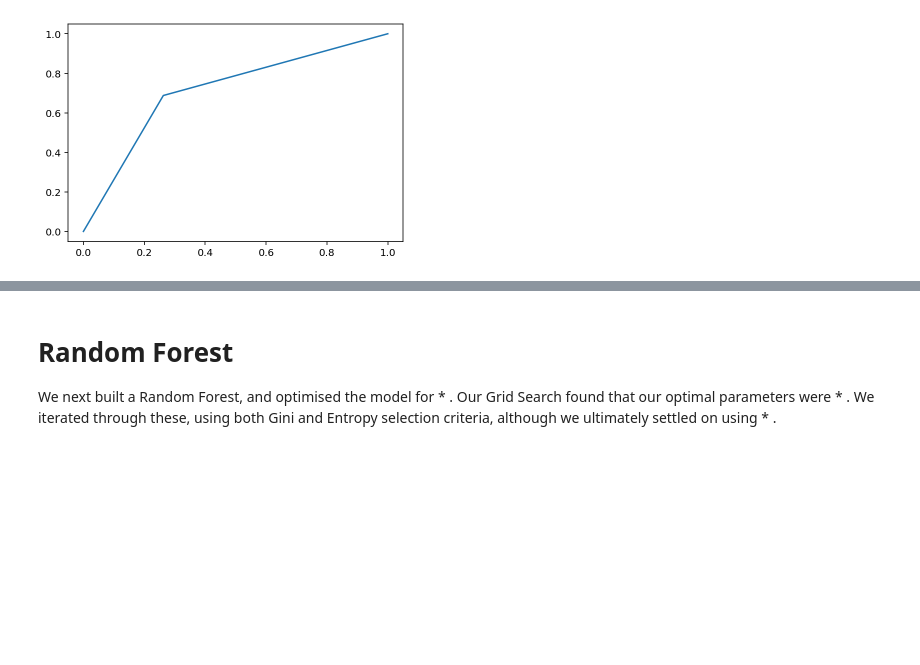
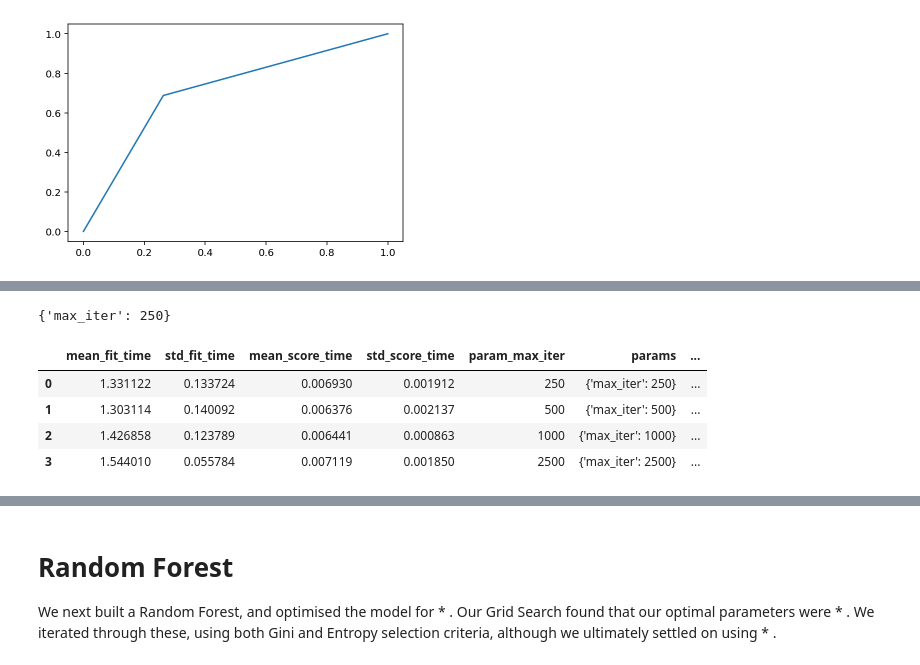
Before and after one commit to Carterbouley/mod_5_project, a Jupyter notebook: Final_Notebook.ipynb, the cells around one changed output, grey strips where cells are left out. Drawn from its saved outputs; the diff is of its cells as text; code cells hidden in the pictures; blank space fills up the shorter version.

```diff
--- a/Final_Notebook.ipynb
+++ b/Final_Notebook.ipynb
@@ -151,0 +179,9 @@ AUC Score: 0.7125212947189097
+# %%
+md.OptimiseLogReg(X_train_scaled_d, X_test_scaled_d, y_train_d, y_test_d)
+# %% [output]
+{'max_iter': 250}
+|  | mean_fit_time | std_fit_time | mean_score_time | std_score_time | param_max_iter | params | ... |
+| 0 | 1.331122 | 0.133724 | 0.006930 | 0.001912 | 250 | {'max_iter': 250} | ... |
+| 1 | 1.303114 | 0.140092 | 0.006376 | 0.002137 | 500 | {'max_iter': 500} | ... |
+| 2 | 1.426858 | 0.123789 | 0.006441 | 0.000863 | 1000 | {'max_iter': 1000} | ... |
+| 3 | 1.544010 | 0.055784 | 0.007119 | 0.001850 | 2500 | {'max_iter': 2500} | ... |
```
Also changed, not shown: parts of 33 cells of this notebook, 2 other files.
